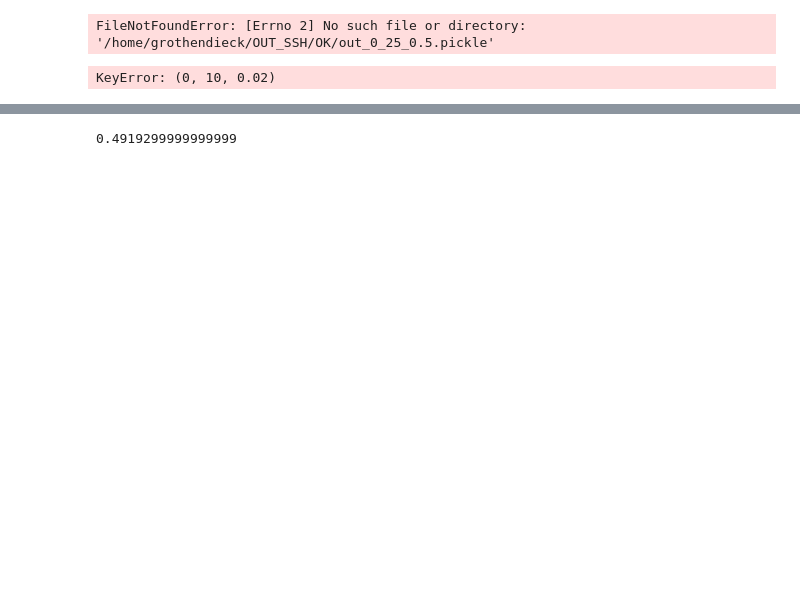
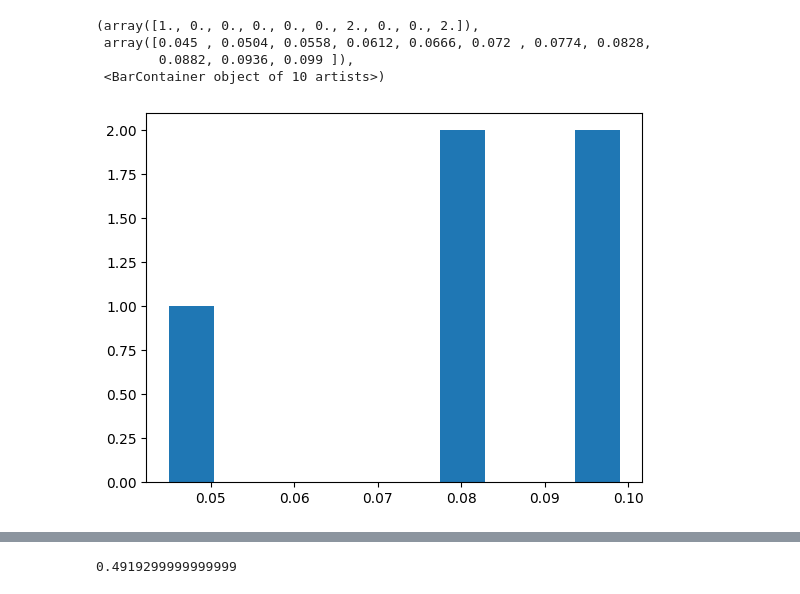
Before and after one commit to hallelujahylefay/hw_bayesian_gibbs_sampler, a Jupyter notebook: posteriors.ipynb, the cells around one changed output, grey strips where cells are left out. Saved outputs shown, nothing was run; the diff lists cells and outputs as text; code cells hidden in the pictures; blank space fills up the shorter version.

```diff
--- a/posteriors.ipynb
+++ b/posteriors.ipynb
@@ -11,10 +11,8 @@ path = "./OK"
 result = dict()
 for i in range(no_datasets):
     for (s, Ry) in zip(s_list, Ry_list):
-        with open(f'/home/grothendieck/OUT_SSH/OK/out_{i}_{s}_{Ry}.pickle', 'rb') as handle:
+        with open(f'/home/grothendieck/OUT_SSH/OK/{i}_{s}_{Ry}.pickle', 'rb') as handle:
             result[i, s, Ry] = pickle.load(handle)
-# %% [output]
-FileNotFoundError: [Errno 2] No such file or directory: '/home/grothendieck/OUT_SSH/OK/out_0_25_0.5.pickle'
 # %%
 result = dict()
 for i in range(no_datasets):
@@ -23,5 +21,9 @@ for i in range(no_datasets):
             result[i, s, Ry] = pickle.load(handle)
 # %%
-plt.hist([np.median(result[i,10, 0.02][1]) for i in range(no_datasets)], bins=30)
+plt.hist([np.median(result[i, 5, 0.5][2][1]) for i in range(5)])
 # %% [output]
-KeyError: (0, 10, 0.02)
+(array([1., 0., 0., 0., 0., 0., 2., 0., 0., 2.]),
+ array([0.045 , 0.0504, 0.0558, 0.0612, 0.0666, 0.072 , 0.0774, 0.0828,
+        0.0882, 0.0936, 0.099 ]),
+ <BarContainer object of 10 artists>)
+[figure, added]
```
Also changed, not shown: parts of 5 cells of this notebook, 3 other files.
